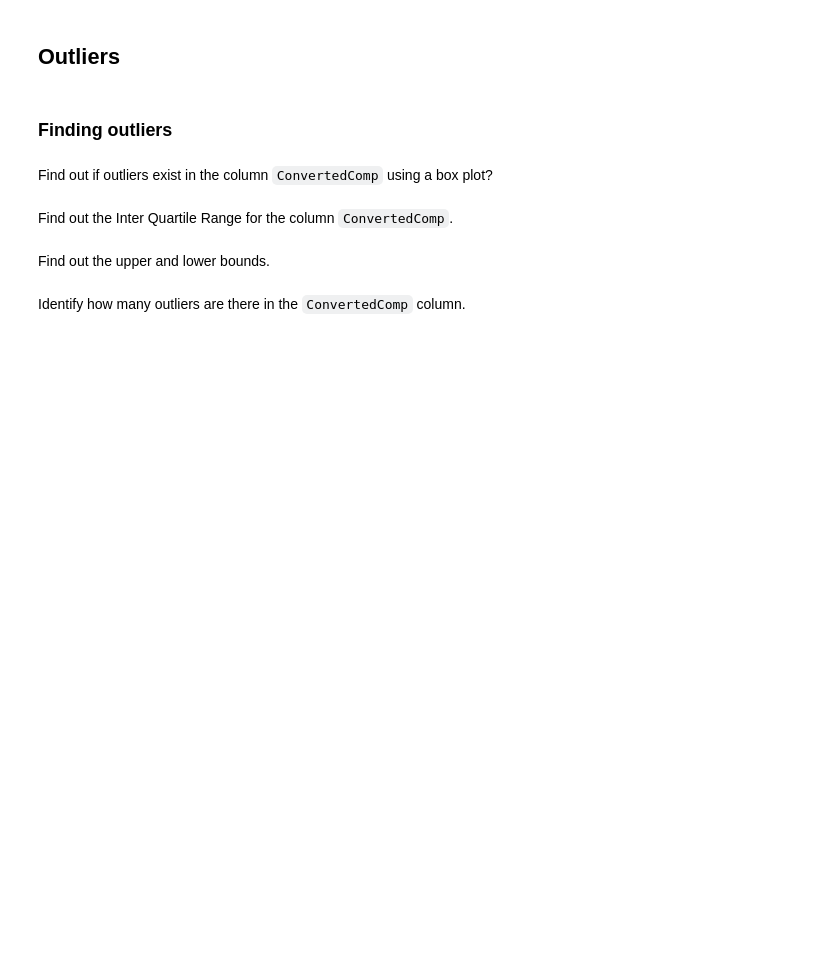
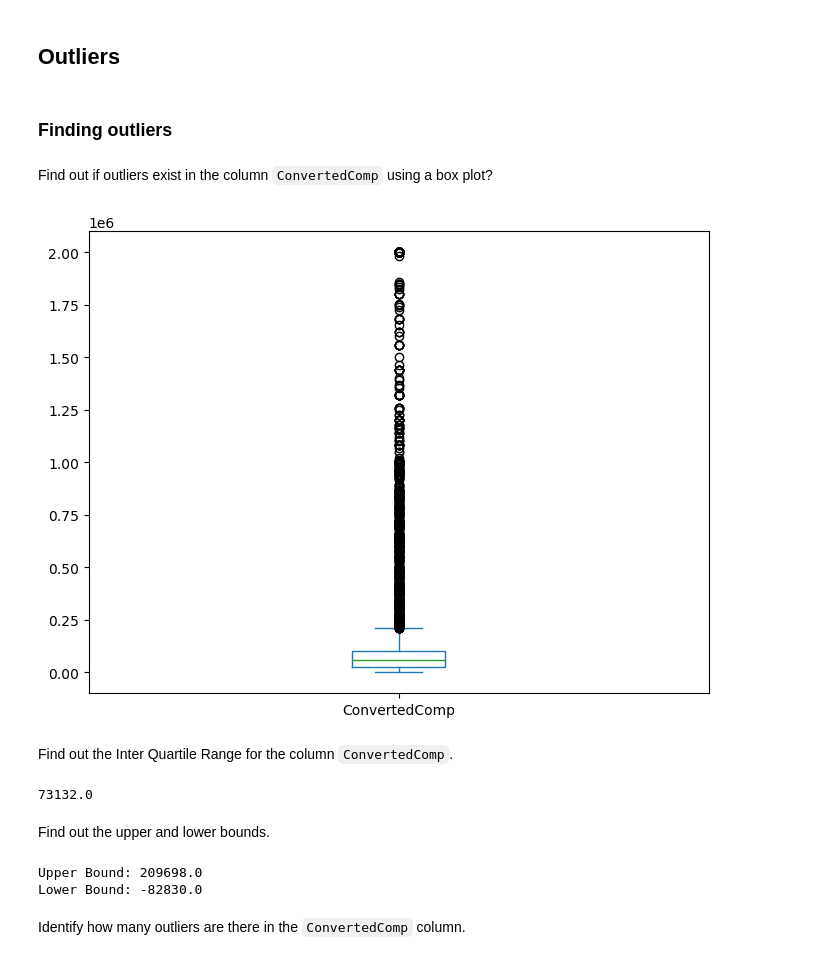
Before and after one commit to hajiragabna/data-analysis, a Jupyter notebook: M3ExploratoryDataAnalysis-lab.ipynb, the cells around one changed output. Cells and saved outputs as stored; diff of their text form; code cells hidden in the pictures; blank space fills up the shorter version.

```diff
--- a/M3ExploratoryDataAnalysis-lab.ipynb
+++ b/M3ExploratoryDataAnalysis-lab.ipynb
@@ -136,6 +186,17 @@ Find out if outliers exist in the column `ConvertedComp` using a box plot?
+# %%
+
+df_cv = pd.DataFrame(data=df['ConvertedComp'])
+df_cv.plot(kind='box', figsize=(8,6))
+plt.show()
+# %% [output]
+[figure, added]
 # %% [markdown]
 Find out the Inter Quartile Range for the column `ConvertedComp`.
 # %%
 # your code goes here
+IQR = df['ConvertedComp'].quantile(0.75) - df['ConvertedComp'].quantile(0.25)
+IQR
+# %% [output]
+73132.0
 # %% [markdown]
 Find out the upper and lower bounds.
@@ -144,3 +203,13 @@ Find out the upper and lower bounds.
+# %%
+# your code goes here
+upper=Q3+(IQR*1.5)
+lower=Q1-(IQR*1.5)
+
+print('Upper Bound:', upper)
+print('Lower Bound:', lower)
+# %% [output]
+Upper Bound: 209698.0
+Lower Bound: -82830.0
 # %% [markdown]
 Identify how many outliers are there in the `ConvertedComp` column.
 # %%
```
Also changed, not shown: parts of 18 cells of this notebook.
